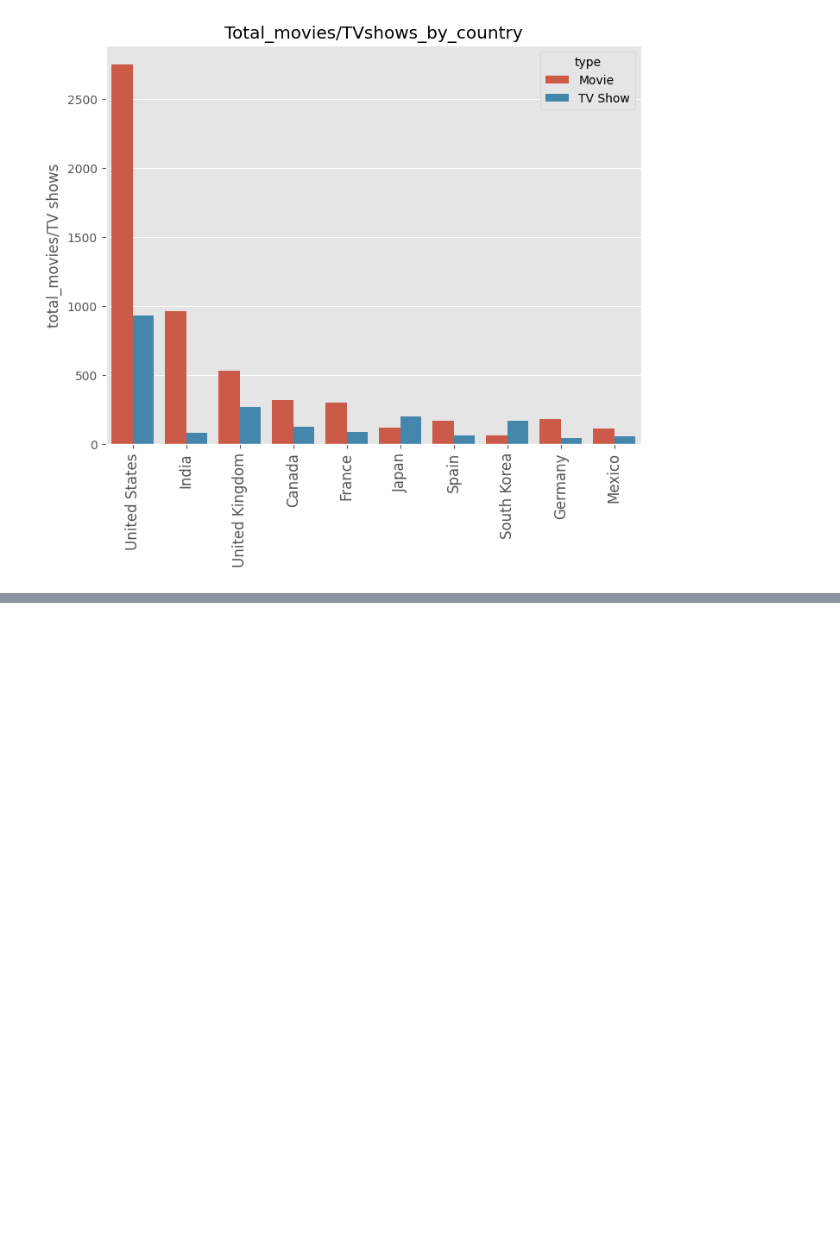
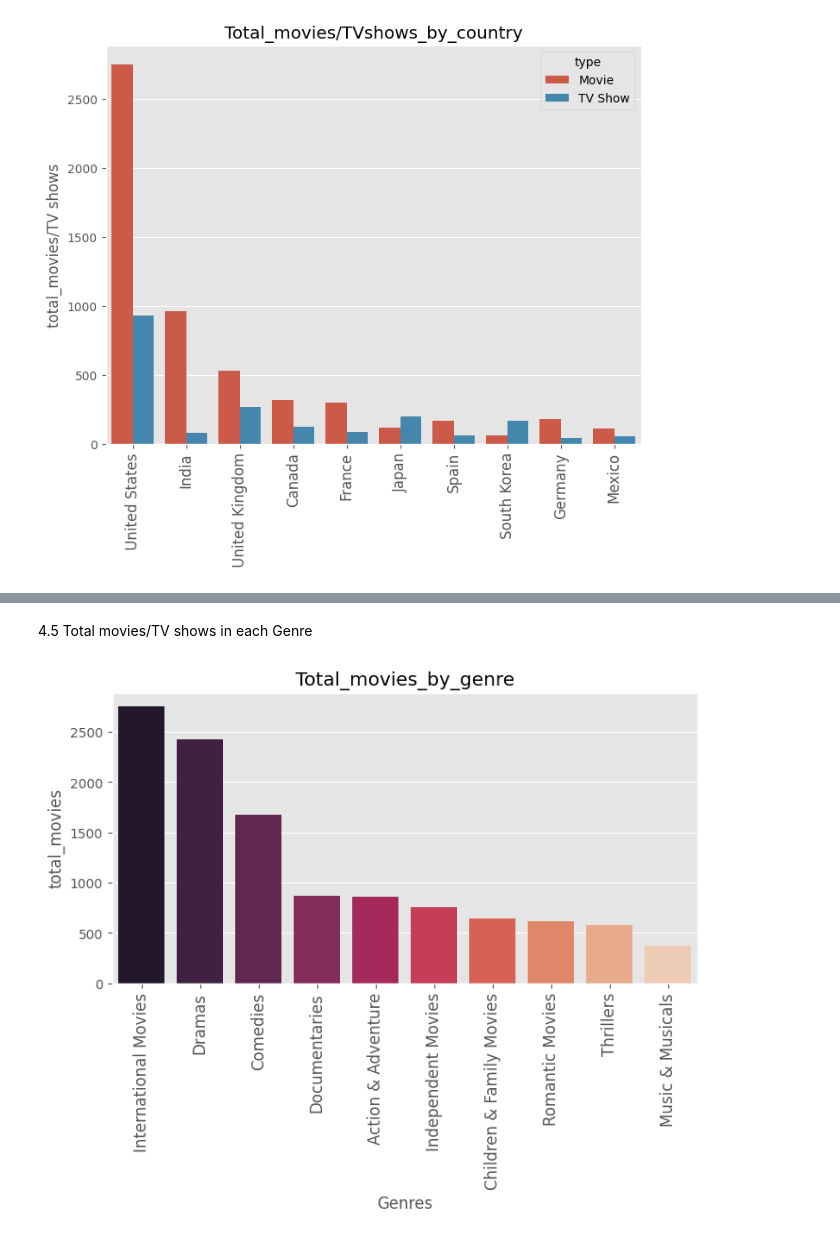
Before and after one commit to sulebalaban/netflix, a Jupyter notebook: netflix.ipynb, the cells around one changed output, grey strips where cells are left out. Drawn from its saved outputs; the diff is of its cells as text; code cells hidden in the pictures; blank space fills up the shorter version.

```diff
--- a/netflix.ipynb
+++ b/netflix.ipynb
@@ -699,0 +712,17 @@ plt.show()
+# %% [markdown]
+4.5 Total movies/TV shows in each Genre
+# %%
+top_10_movie_genres = genre_tb[genre_tb['type'] == 'Movie'].listed_in.value_counts().head(10).index
+df_movie = genre_tb.loc[genre_tb['listed_in'].isin(top_10_movie_genres)]
+top_10_TV_genres = genre_tb[genre_tb['type'] == 'TV Show'].listed_in.value_counts().head(10).index
+df_tv = genre_tb.loc[genre_tb['listed_in'].isin(top_10_TV_genres)]
+# %%
+plt.figure(figsize= (8,4))
+sns.countplot(data = df_movie , x = 'listed_in' , order = top_10_movie_genres,palette="rocket")
+plt.xticks(rotation = 90 , fontsize = 12)
+plt.ylabel('total_movies' , fontsize = 12)
+plt.xlabel('Genres' , fontsize = 12)
+plt.title('Total_movies_by_genre')
+plt.show()
+# %% [output]
+[figure, added]
```
Also changed, not shown: parts of 3 cells of this notebook.
